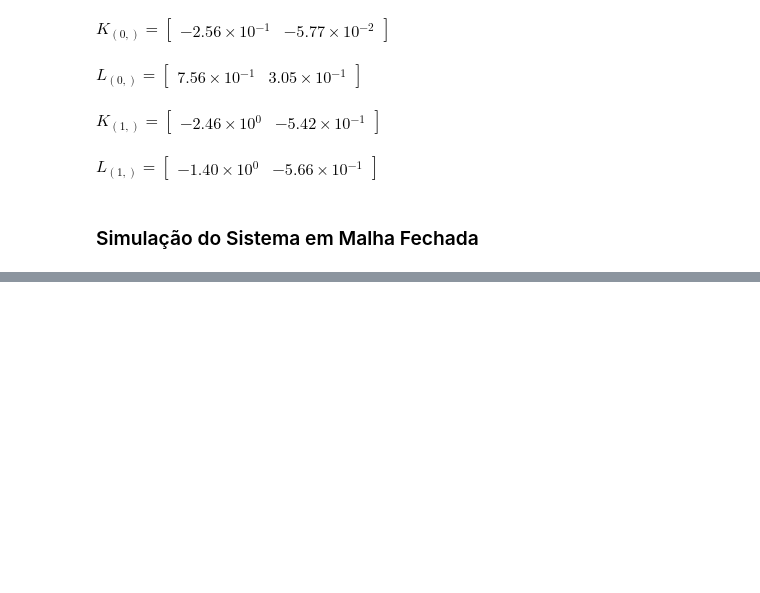
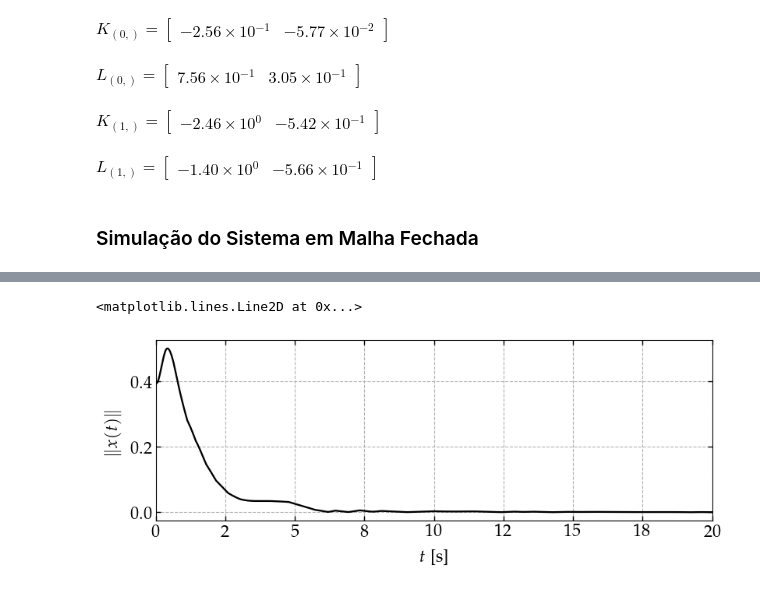
Before and after one commit to andel-vitorio/event-based-control, a Jupyter notebook: Notebooks/PETC for LPV Systems/Main.ipynb, the cells around one changed output, grey strips where cells are left out. Saved outputs shown, nothing was run; the diff lists cells and outputs as text; code cells hidden in the pictures; blank space fills up the shorter version.

Commit message:
feat: add closed loop results

```diff
--- a/Notebooks/PETC for LPV Systems/Main.ipynb
+++ b/Notebooks/PETC for LPV Systems/Main.ipynb
@@ -101,4 +101,7 @@ plant = ds.StateSpace(data=config["plant"])
 #   plant.display_matrix(matrix)
 # %% [markdown]
 ### Simulação da Planta em Malha Aberta
+# %%
+ncs = ds.NetworkedControlSystem()
+ncs.add_system(plant)
 # %%
@@ -169,7 +170,7 @@ h, υ, ε_γ, δ, λ = 1e-3, 1e-1, 1e-1, 10, 1e-1
 design_params = {'h': h, 'υ': υ, 'δ': δ, 'ε_γ': ε_γ, 'λ': λ, 'θ': θ}
 
 # --- Executar o solver ---
-results = DSPETC.DETM(plant_data, design_params)
+results = DSPETC.detm_synthesis(plant_data, design_params)
 
 Ξ = Ψ = K = L1 = P = γ = β = None
 Θ, λ = None, None
@@ -220,4 +221,18 @@ $\displaystyle L_{(1,)} = \begin{bmatrix} -1.40\times10^{0} & -5.66\times10^{-1}
 importlib.reload(ds)
 
 sampler = ds.Sampler(Ts=h)
+# %%
+importlib.reload(DSPETC)
+
+detm = DSPETC.DETM(Ξ=Ξ, Ψ=Ψ, λ=λ, θ=θ)
+ncs.add_system(detm)
+# %%
+ρ_bounds = plant_data['ρ_bounds']
+u_bar = plant_data['u_bar']
+
+
+def control_signal(ρ_hat, x_hat):
+  α0 = (ρ_bounds[0][1] - ρ_hat) / (ρ_bounds[0][1] - ρ_bounds[0][0])
+  uc_k = α0 * K[(0,)] @ x_hat + (1. - α0) * K[(1,)] @ x_hat
+  return np.array([[sgn.sat(uc_k[0, 0], u_bar[0])]])
 # %%
@@ -237,0 +272,30 @@ ValueError: The truth value of an array with more than one element is ambiguous.
+# %%
+# Plotagem dos resultados
+fig = plt.figure(figsize=(8, 3), layout='constrained')
+axs = fig.subplot_mosaic([["x"]])
+
+y = ncs.output_history['plant']
+t = ncs.time_history
+
+# Calcula norma ao longo das saídas
+x_norm = np.linalg.norm(y, axis=0)  # shape (n_steps,)
+
+# Formata para plot
+xnorm_f, xnorm_ul, xnorm_dp = nm.format_magnitudes(x_norm,  n_divs=5)
+t_f, t_ul, t_dp = nm.format_magnitudes(t, 's', use_prefixes=True, n_divs=5)
+axis_limits = {'x_min': 0., 'x_max': t_f[-1]}
+
+gph.plot(
+    axs['x'], t_f, x_norm,
+    xlabel='$t$' + t_ul,
+    ylabel=r'$\|x(t)\|$',
+    plot_cfg={**cfg,
+              'axis': {**cfg['axis'],
+                       'x_digits': t_dp,
+                       'y_digits': xnorm_dp},
+              'limits': axis_limits,
+              }
+)
+# %% [output]
+<matplotlib.lines.Line2D at 0x...>
+[figure, added]
```
Also changed, not shown: parts of 6 cells of this notebook, 3 other files.
